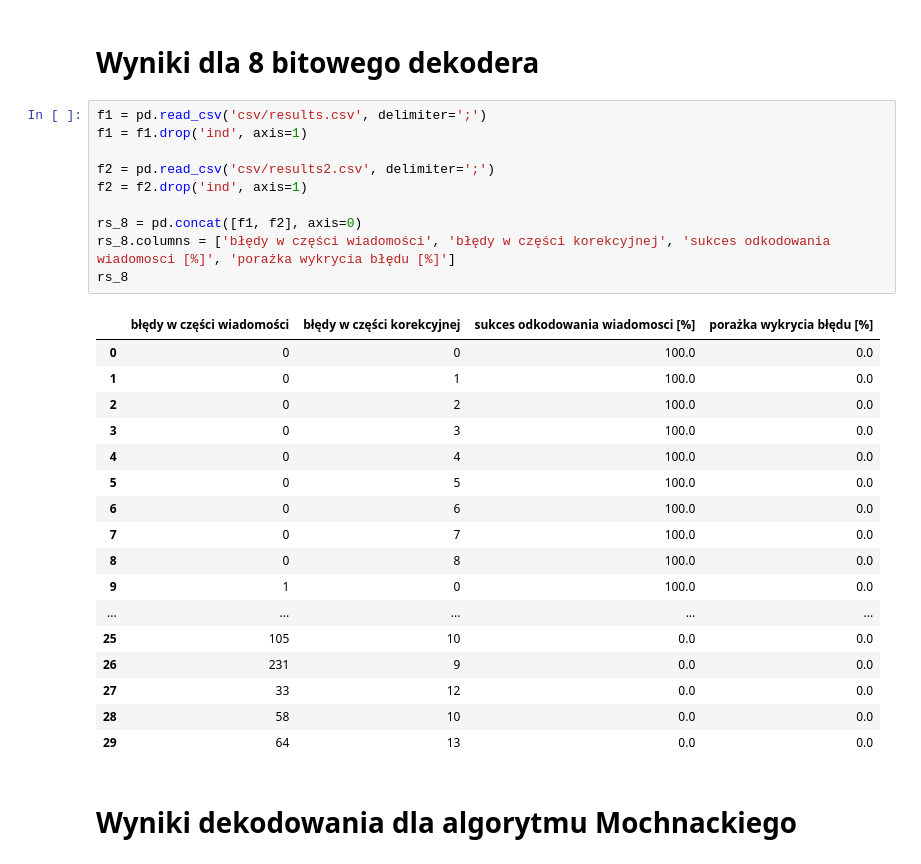
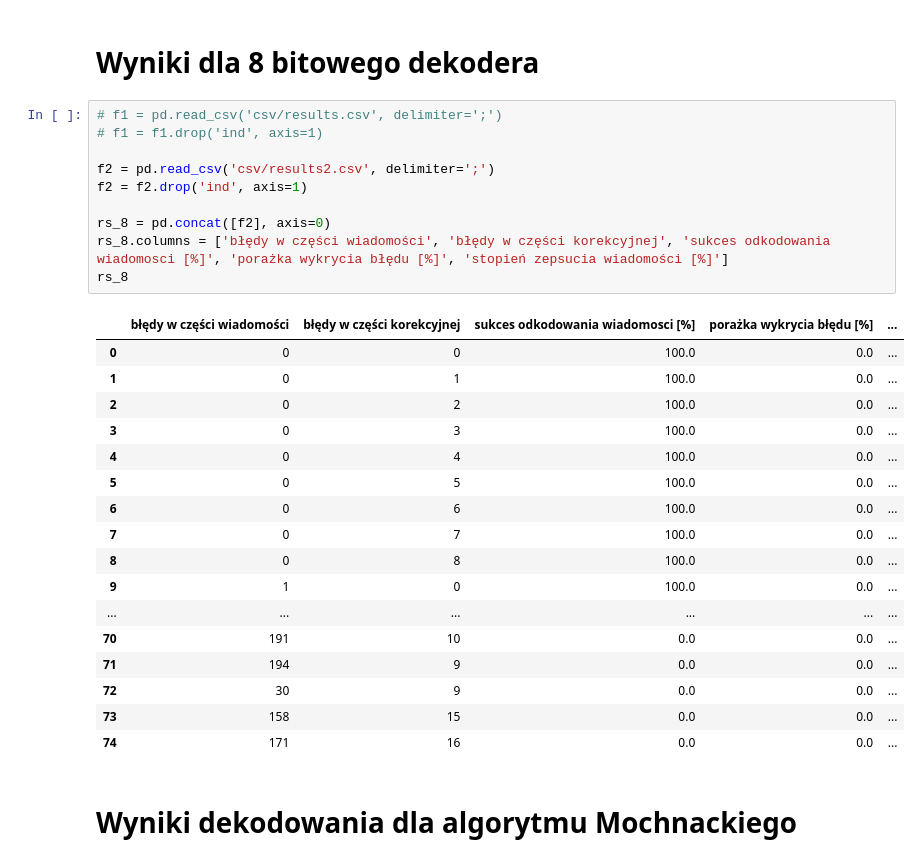
Before and after one commit to Mazako/NIDUC_projekt, a Jupyter notebook: results.ipynb, the cells around one changed output. Saved outputs shown, nothing was run; the diff lists cells and outputs as text.

```diff
--- a/results.ipynb
+++ b/results.ipynb
@@ -102,33 +102,33 @@ display(HTML(frame.to_html(index=False)))
 # %% [markdown]
 # Wyniki dla 8 bitowego dekodera
 # %%
-f1 = pd.read_csv('csv/results.csv', delimiter=';')
-f1 = f1.drop('ind', axis=1)
+# f1 = pd.read_csv('csv/results.csv', delimiter=';')
+# f1 = f1.drop('ind', axis=1)
 
 f2 = pd.read_csv('csv/results2.csv', delimiter=';')
 f2 = f2.drop('ind', axis=1)
 
-rs_8 = pd.concat([f1, f2], axis=0)
-rs_8.columns = ['błędy w części wiadomości', 'błędy w części korekcyjnej', 'sukces odkodowania wiadomosci [%]', 'porażka wykrycia błędu [%]']
+rs_8 = pd.concat([f2], axis=0)
+rs_8.columns = ['błędy w części wiadomości', 'błędy w części korekcyjnej', 'sukces odkodowania wiadomosci [%]', 'porażka wykrycia błędu [%]', 'stopień zepsucia wiadomości [%]']
 rs_8
 # %% [output]
-|  | błędy w części wiadomości | błędy w części korekcyjnej | sukces odkodowania wiadomosci [%] | porażka wykrycia błędu [%] |
-| 0 | 0 | 0 | 100.0 | 0.0 |
-| 1 | 0 | 1 | 100.0 | 0.0 |
-| 2 | 0 | 2 | 100.0 | 0.0 |
-| 3 | 0 | 3 | 100.0 | 0.0 |
-| 4 | 0 | 4 | 100.0 | 0.0 |
-| 5 | 0 | 5 | 100.0 | 0.0 |
-| 6 | 0 | 6 | 100.0 | 0.0 |
-| 7 | 0 | 7 | 100.0 | 0.0 |
-| 8 | 0 | 8 | 100.0 | 0.0 |
-| 9 | 1 | 0 | 100.0 | 0.0 |
-| ... | ... | ... | ... | ... |
-| 25 | 105 | 10 | 0.0 | 0.0 |
-| 26 | 231 | 9 | 0.0 | 0.0 |
-| 27 | 33 | 12 | 0.0 | 0.0 |
-| 28 | 58 | 10 | 0.0 | 0.0 |
-| 29 | 64 | 13 | 0.0 | 0.0 |
+|  | błędy w części wiadomości | błędy w części korekcyjnej | sukces odkodowania wiadomosci [%] | porażka wykrycia błędu [%] | ... |
+| 0 | 0 | 0 | 100.0 | 0.0 | ... |
+| 1 | 0 | 1 | 100.0 | 0.0 | ... |
+| 2 | 0 | 2 | 100.0 | 0.0 | ... |
+| 3 | 0 | 3 | 100.0 | 0.0 | ... |
+| 4 | 0 | 4 | 100.0 | 0.0 | ... |
+| 5 | 0 | 5 | 100.0 | 0.0 | ... |
+| 6 | 0 | 6 | 100.0 | 0.0 | ... |
+| 7 | 0 | 7 | 100.0 | 0.0 | ... |
+| 8 | 0 | 8 | 100.0 | 0.0 | ... |
+| 9 | 1 | 0 | 100.0 | 0.0 | ... |
+| ... | ... | ... | ... | ... | ... |
+| 70 | 191 | 10 | 0.0 | 0.0 | ... |
+| 71 | 194 | 9 | 0.0 | 0.0 | ... |
+| 72 | 30 | 9 | 0.0 | 0.0 | ... |
+| 73 | 158 | 15 | 0.0 | 0.0 | ... |
+| 74 | 171 | 16 | 0.0 | 0.0 | ... |
 # %% [markdown]
 # Wyniki dekodowania dla algorytmu Mochnackiego
 # %%
```
Also changed, not shown: parts of 2 cells of this notebook, 8 other files.
